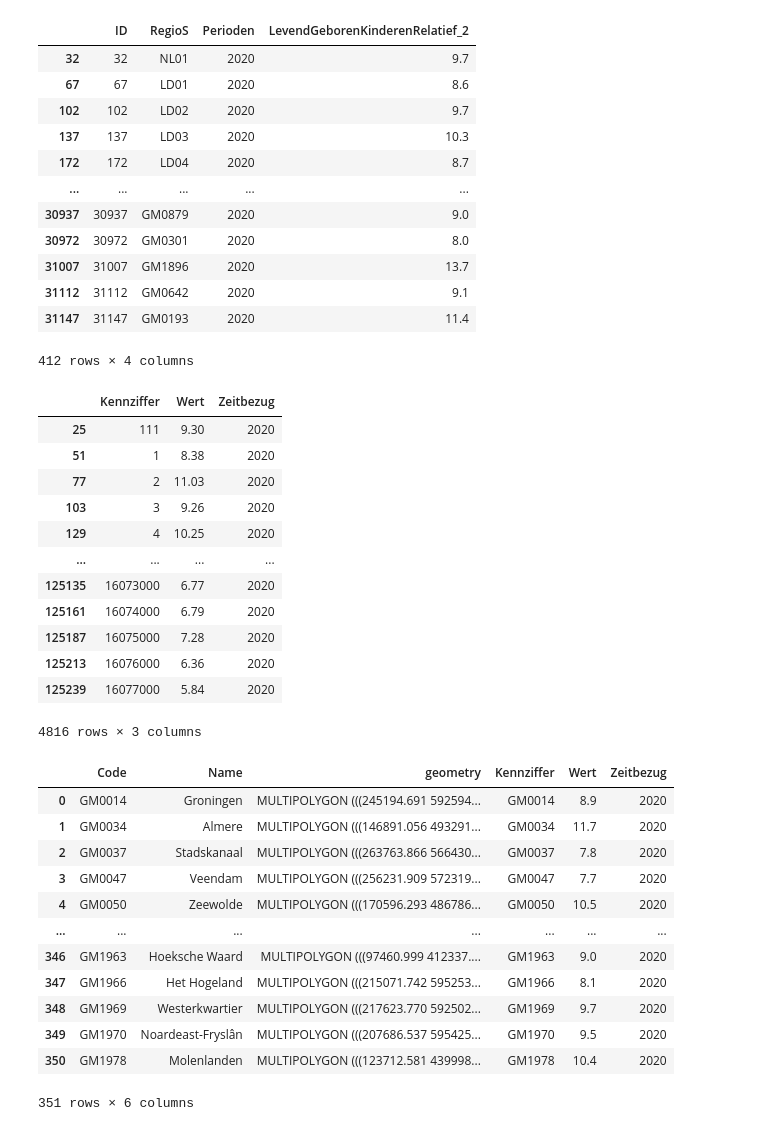
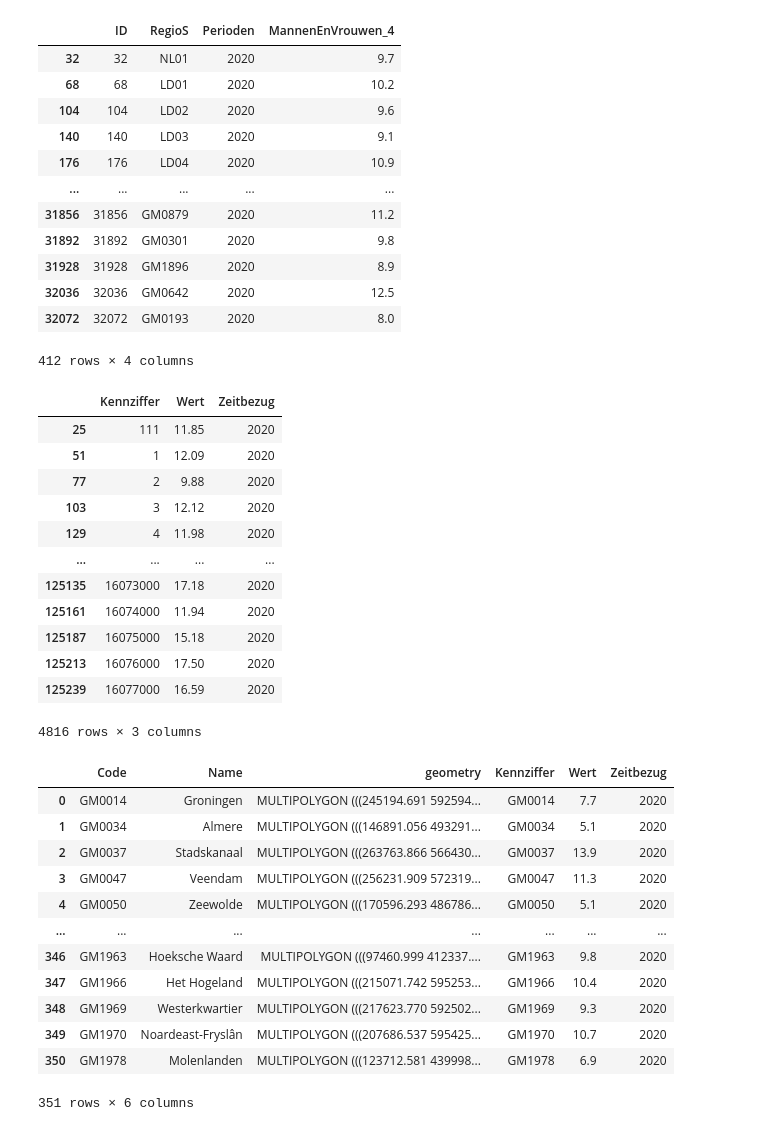
Before and after one commit to HipsterJulius/VSCODE, a Jupyter notebook: inkar-indicators/src/mergeCBSandInkar_maps.ipynb, the cells around one changed output. Cells and saved outputs as stored; diff of their text form; code cells hidden in the pictures.

```diff
--- a/inkar-indicators/src/mergeCBSandInkar_maps.ipynb
+++ b/inkar-indicators/src/mergeCBSandInkar_maps.ipynb
@@ -5,38 +5,38 @@ import cbsodata
 import numpy as np
 import matplotlib.pyplot as plt
 # %%
-data_netherlands = pd.DataFrame(cbsodata.get_meta('37201', 'TypedDataSet'))
+data_netherlands = pd.DataFrame(cbsodata.get_meta('03747', 'TypedDataSet'))
 # %%
 
 
 #data_nl = data_netherlands[['ID', 'Persoonskenmerken', 'RegioS','Perioden','LevendGeborenKinderenRelatief_2']]
-data_nl = data_netherlands[['ID', 'RegioS','Perioden','LevendGeborenKinderenRelatief_2']]
+data_nl = data_netherlands[['ID', 'RegioS','Perioden','MannenEnVrouwen_4']]
 
 data_nl = data_nl[data_nl['Perioden'] == '2020JJ00']
 data_nl['Perioden'] = data_nl['Perioden'].str.extract(r'(\d{4})')
 
 #data_nl = data_nl[data_nl['Persoonskenmerken'] == 'T009002']
 
 data_nl.replace(0, np.nan, inplace=True)
 data_nl = data_nl.dropna()
 
 data_nl
 # %% [output]
-|  | ID | RegioS | Perioden | LevendGeborenKinderenRelatief_2 |
+|  | ID | RegioS | Perioden | MannenEnVrouwen_4 |
 | 32 | 32 | NL01 | 2020 | 9.7 |
-| 67 | 67 | LD01 | 2020 | 8.6 |
-| 102 | 102 | LD02 | 2020 | 9.7 |
-| 137 | 137 | LD03 | 2020 | 10.3 |
-| 172 | 172 | LD04 | 2020 | 8.7 |
+| 68 | 68 | LD01 | 2020 | 10.2 |
+| 104 | 104 | LD02 | 2020 | 9.6 |
+| 140 | 140 | LD03 | 2020 | 9.1 |
+| 176 | 176 | LD04 | 2020 | 10.9 |
 | ... | ... | ... | ... | ... |
-| 30937 | 30937 | GM0879 | 2020 | 9.0 |
-| 30972 | 30972 | GM0301 | 2020 | 8.0 |
-| 31007 | 31007 | GM1896 | 2020 | 13.7 |
-| 31112 | 31112 | GM0642 | 2020 | 9.1 |
-| 31147 | 31147 | GM0193 | 2020 | 11.4 |
+| 31856 | 31856 | GM0879 | 2020 | 11.2 |
+| 31892 | 31892 | GM0301 | 2020 | 9.8 |
+| 31928 | 31928 | GM1896 | 2020 | 8.9 |
+| 32036 | 32036 | GM0642 | 2020 | 12.5 |
+| 32072 | 32072 | GM0193 | 2020 | 8.0 |
 412 rows × 4 columns
 # %%
-data_de = pd.read_csv("out/csvs/indicator_Geborene.csv")
+data_de = pd.read_csv("out/csvs/indicator_Gestorbene.csv")
 
 data_de = data_de[data_de['Zeitbezug'] == 2020]
 
@@ -48,17 +48,17 @@ data_de = data_de.dropna()
 data_de
 # %% [output]
 |  | Kennziffer | Wert | Zeitbezug |
-| 25 | 111 | 9.30 | 2020 |
-| 51 | 1 | 8.38 | 2020 |
-| 77 | 2 | 11.03 | 2020 |
-| 103 | 3 | 9.26 | 2020 |
-| 129 | 4 | 10.25 | 2020 |
+| 25 | 111 | 11.85 | 2020 |
+| 51 | 1 | 12.09 | 2020 |
+| 77 | 2 | 9.88 | 2020 |
+| 103 | 3 | 12.12 | 2020 |
+| 129 | 4 | 11.98 | 2020 |
 | ... | ... | ... | ... |
-| 125135 | 16073000 | 6.77 | 2020 |
-| 125161 | 16074000 | 6.79 | 2020 |
-| 125187 | 16075000 | 7.28 | 2020 |
-| 125213 | 16076000 | 6.36 | 2020 |
-| 125239 | 16077000 | 5.84 | 2020 |
+| 125135 | 16073000 | 17.18 | 2020 |
+| 125161 | 16074000 | 11.94 | 2020 |
+| 125187 | 16075000 | 15.18 | 2020 |
+| 125213 | 16076000 | 17.50 | 2020 |
+| 125239 | 16077000 | 16.59 | 2020 |
 4816 rows × 3 columns
 # %%
 municipal_boundaries_nl = gpd.read_file(filename='GeoJSON:https://service.pdok.nl/cbs/gebiedsindelingen/2021/wfs/v1_0?request=GetFeature&service=WFS&version=1.1.0&outputFormat=json&typeName=gebiedsindelingen:gemeente_gegeneraliseerd', engine="pyogrio")
@@ -69,24 +69,24 @@ municipal_boundaries_nl = pd.merge(municipal_boundaries_nl, data_nl,
                                left_on = "statcode",
                                right_on = "RegioS")
 
-municipal_boundaries_nl = municipal_boundaries_nl[['statcode', 'statnaam', 'geometry', 'RegioS', 'LevendGeborenKinderenRelatief_2', 'Perioden' ]]
+municipal_boundaries_nl = municipal_boundaries_nl[['statcode', 'statnaam', 'geometry', 'RegioS', 'MannenEnVrouwen_4', 'Perioden' ]]
 
 municipal_boundaries_nl.columns = ['Code', 'Name', 'geometry', 'Kennziffer', 'Wert', 'Zeitbezug']
 
 municipal_boundaries_nl
 # %% [output]
 |  | Code | Name | geometry | Kennziffer | Wert | Zeitbezug |
-| 0 | GM0014 | Groningen | MULTIPOLYGON (((245194.691 592594... | GM0014 | 8.9 | 2020 |
-| 1 | GM0034 | Almere | MULTIPOLYGON (((146891.056 493291... | GM0034 | 11.7 | 2020 |
-| 2 | GM0037 | Stadskanaal | MULTIPOLYGON (((263763.866 566430... | GM0037 | 7.8 | 2020 |
-| 3 | GM0047 | Veendam | MULTIPOLYGON (((256231.909 572319... | GM0047 | 7.7 | 2020 |
-| 4 | GM0050 | Zeewolde | MULTIPOLYGON (((170596.293 486786... | GM0050 | 10.5 | 2020 |
+| 0 | GM0014 | Groningen | MULTIPOLYGON (((245194.691 592594... | GM0014 | 7.7 | 2020 |
+| 1 | GM0034 | Almere | MULTIPOLYGON (((146891.056 493291... | GM0034 | 5.1 | 2020 |
+| 2 | GM0037 | Stadskanaal | MULTIPOLYGON (((263763.866 566430... | GM0037 | 13.9 | 2020 |
+| 3 | GM0047 | Veendam | MULTIPOLYGON (((256231.909 572319... | GM0047 | 11.3 | 2020 |
+| 4 | GM0050 | Zeewolde | MULTIPOLYGON (((170596.293 486786... | GM0050 | 5.1 | 2020 |
 | ... | ... | ... | ... | ... | ... | ... |
-| 346 | GM1963 | Hoeksche Waard | MULTIPOLYGON (((97460.999 412337.... | GM1963 | 9.0 | 2020 |
-| 347 | GM1966 | Het Hogeland | MULTIPOLYGON (((215071.742 595253... | GM1966 | 8.1 | 2020 |
-| 348 | GM1969 | Westerkwartier | MULTIPOLYGON (((217623.770 592502... | GM1969 | 9.7 | 2020 |
-| 349 | GM1970 | Noardeast-Fryslân | MULTIPOLYGON (((207686.537 595425... | GM1970 | 9.5 | 2020 |
-| 350 | GM1978 | Molenlanden | MULTIPOLYGON (((123712.581 439998... | GM1978 | 10.4 | 2020 |
+| 346 | GM1963 | Hoeksche Waard | MULTIPOLYGON (((97460.999 412337.... | GM1963 | 9.8 | 2020 |
+| 347 | GM1966 | Het Hogeland | MULTIPOLYGON (((215071.742 595253... | GM1966 | 10.4 | 2020 |
+| 348 | GM1969 | Westerkwartier | MULTIPOLYGON (((217623.770 592502... | GM1969 | 9.3 | 2020 |
+| 349 | GM1970 | Noardeast-Fryslân | MULTIPOLYGON (((207686.537 595425... | GM1970 | 10.7 | 2020 |
+| 350 | GM1978 | Molenlanden | MULTIPOLYGON (((123712.581 439998... | GM1978 | 6.9 | 2020 |
 351 rows × 6 columns
 # %%
 municipal_boundaries_de = gpd.read_file(filename='../data/DE_VG250.gpkg', layer="vg250_krs",engine="pyogrio")
```
Also changed, not shown: parts of 6 cells of this notebook, 1 other file.
